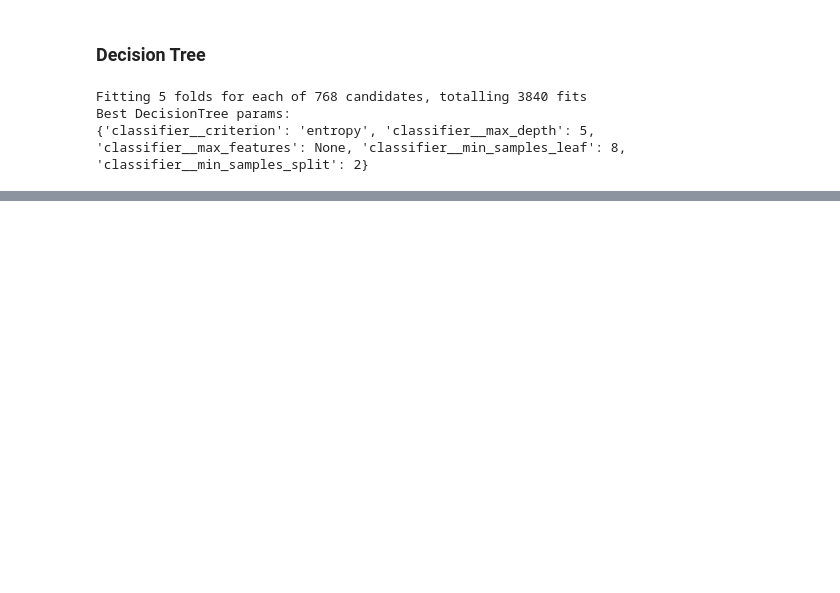
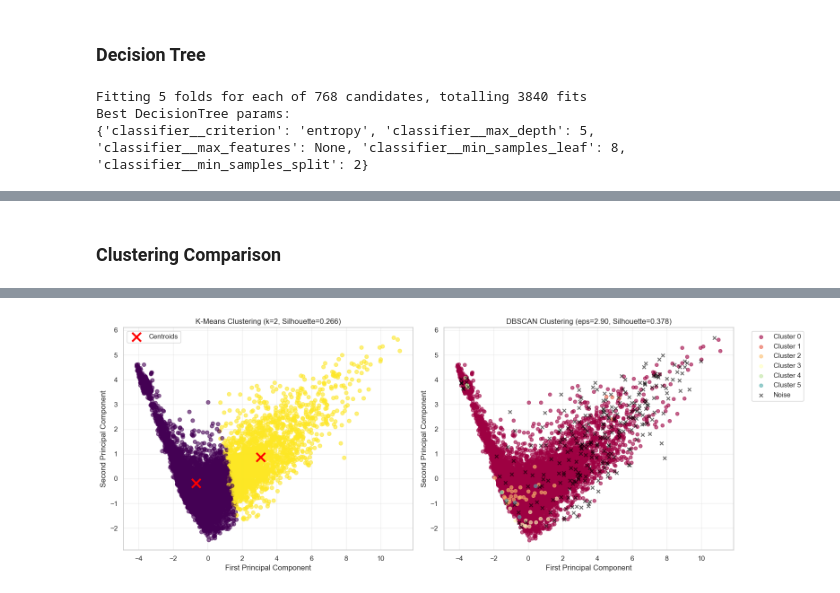
Before and after one commit to dathoangquoc/datasci-asm3, a Jupyter notebook: asm3.ipynb, the cells around one changed output, grey strips where cells are left out. Cells and saved outputs as stored; diff of their text form; code cells hidden in the pictures; blank space fills up the shorter version.

```diff
--- a/asm3.ipynb
+++ b/asm3.ipynb
@@ -494,0 +871,72 @@ ROC AUC: 0.9237430359372338
+# %% [markdown]
+### Clustering Comparison
+# %%
+# Compare the two clustering methods
+print("=" * 60)
+print("CLUSTERING MODELS COMPARISON")
+print("=" * 60)
+
+print("\n1. K-Means Clustering:")
+print(f"   - Number of clusters: {optimal_k}")
+print(f"   - Silhouette Score: {silhouette_avg:.4f}")
+print(f"   - Inertia: {kmeans.inertia_:.2f}")
+print(f"   - All points assigned to clusters: Yes")
+
+print("\n2. DBSCAN Clustering:")
+print(f"   - Number of clusters: {n_clusters_dbscan}")
+print(f"   - Noise points: {n_noise_dbscan} ({n_noise_dbscan/len(dbscan_labels)*100:.2f}%)")
+if silhouette_avg_dbscan > 0:
+    print(f"   - Silhouette Score (excluding noise): {silhouette_avg_dbscan:.4f}")
+print(f"   - eps parameter: {optimal_eps:.2f}")
+print(f"   - min_samples parameter: {k}")
+
+print("\n3. Key Differences:")
+print("   - K-Means: Assumes spherical clusters, requires pre-specifying k")
+print("   - DBSCAN: Can find clusters of arbitrary shape, identifies noise points")
+print("   - K-Means: All points assigned to clusters")
+print("   - DBSCAN: Can leave some points as noise")
+
+# Visualize both clustering results side by side
+fig, axes = plt.subplots(1, 2, figsize=(16, 6))
+
+# K-Means visualization
+scatter1 = axes[0].scatter(X_pca[:, 0], X_pca[:, 1], c=kmeans_labels, cmap='viridis', alpha=0.6)
+axes[0].scatter(pca.transform(kmeans.cluster_centers_)[:, 0],
+                pca.transform(kmeans.cluster_centers_)[:, 1],
+                c='red', marker='x', s=200, linewidths=3, label='Centroids')
+axes[0].set_xlabel(f'First Principal Component')
+axes[0].set_ylabel(f'Second Principal Component')
+axes[0].set_title(f'K-Means Clustering (k={optimal_k}, Silhouette={silhouette_avg:.3f})')
+axes[0].legend()
+axes[0].grid(True, alpha=0.3)
+
+# DBSCAN visualization
+unique_labels_dbscan = set(dbscan_labels)
+colors_dbscan = plt.cm.Spectral(np.linspace(0, 1, len(unique_labels_dbscan)))
+
+for label, color in zip(unique_labels_dbscan, colors_dbscan):
+    if label == -1:
+        color = 'black'
+        marker = 'x'
+        label_name = 'Noise'
+    else:
+        marker = 'o'
+        label_name = f'Cluster {label}'
+
+    class_member_mask = (dbscan_labels == label)
+    xy = X_pca_dbscan[class_member_mask]
+    axes[1].scatter(xy[:, 0], xy[:, 1], c=[color], marker=marker,
+                   alpha=0.6, s=30, label=label_name)
+
+axes[1].set_xlabel(f'First Principal Component')
+axes[1].set_ylabel(f'Second Principal Component')
+if silhouette_avg_dbscan > 0:
+    axes[1].set_title(f'DBSCAN Clustering (eps={optimal_eps:.2f}, Silhouette={silhouette_avg_dbscan:.3f})')
+else:
+    axes[1].set_title(f'DBSCAN Clustering (eps={optimal_eps:.2f})')
+axes[1].legend(bbox_to_anchor=(1.05, 1), loc='upper left')
+axes[1].grid(True, alpha=0.3)
+
+plt.tight_layout()
+plt.show()
+# %% [output]
@@ -495,3 +960,4 @@ ROC AUC: 0.9237430359372338
+[figure, added]
 # %%
 # Compare models and report
 
```
Also changed, not shown: parts of 19 cells of this notebook.
